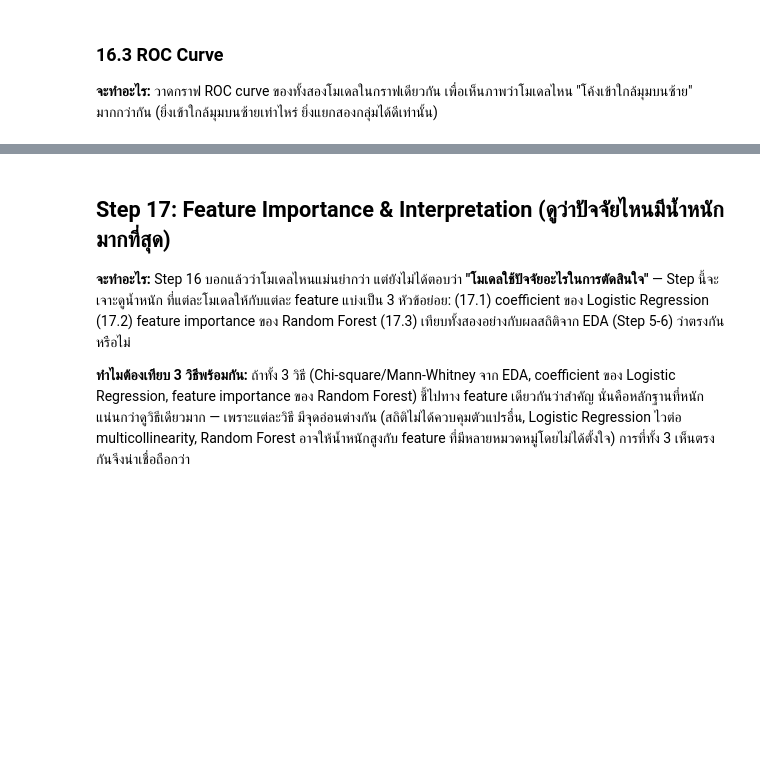
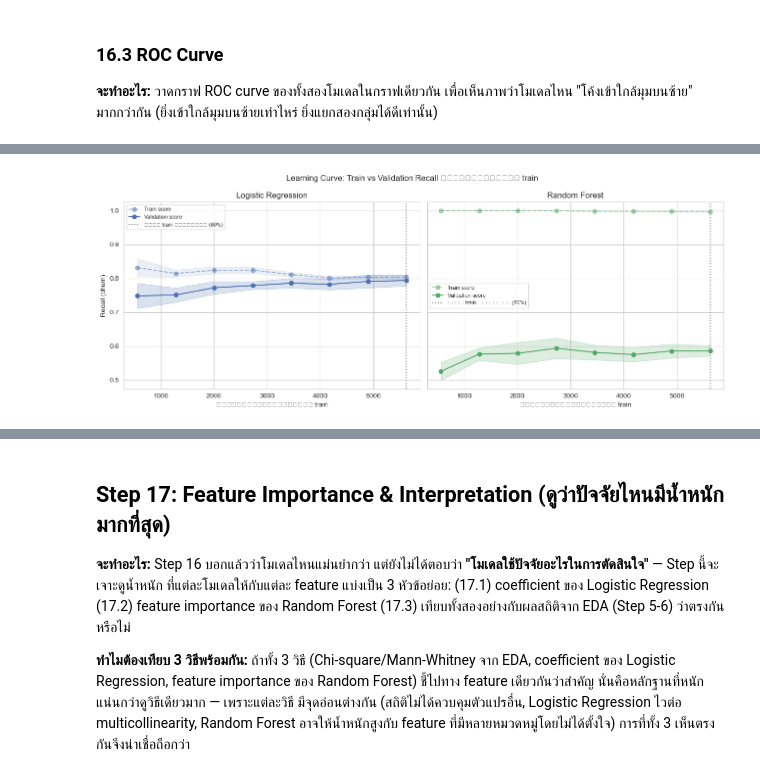
Before and after one commit to thitiwutsuk/Telco-Customer-Churn, a Jupyter notebook: notebooks/telco_churn_modeling.ipynb, the cells around one changed output, grey strips where cells are left out. Cells and saved outputs as stored; diff of their text form; code cells hidden in the pictures; blank space fills up the shorter version.

```diff
--- a/notebooks/telco_churn_modeling.ipynb
+++ b/notebooks/telco_churn_modeling.ipynb
@@ -531,0 +680,38 @@ Logistic Regression เหมาะกับเป้าหมายทางธ
+# %%
+from sklearn.model_selection import learning_curve
+
+# 8 ระดับของขนาด train ที่จะลอง ตั้งแต่ 10% ถึง 100% ของ train partition ในแต่ละ fold ของ skf (นิยามไว้แล้วใน Step 16.4)
+train_sizes_frac = np.linspace(0.1, 1.0, 8)
+
+fig, axes = plt.subplots(1, 2, figsize=(13, 5), sharey=True)
+
+for ax, (name, color) in zip(axes, [('Logistic Regression', '#4C72B0'), ('Random Forest', '#55A868')]):
+    # learning_curve วนเทรนโมเดลใหม่ทุกระดับขนาด x ทุก fold ของ skf แล้ววัด recall ทั้งบนข้อมูลที่เพิ่งเทรน (train_scores)
+    # และบน validation fold ที่ไม่เคยเห็นเลย (val_scores) — คืน array ขนาด (8 ระดับ, 5 fold)
+    train_sizes_abs, train_scores, val_scores = learning_curve(
+        pipelines[name], X, y,
+        train_sizes=train_sizes_frac, cv=skf, scoring='recall', n_jobs=-1
+    )
+
+    train_mean, train_std = train_scores.mean(axis=1), train_scores.std(axis=1)
+    val_mean, val_std = val_scores.mean(axis=1), val_scores.std(axis=1)
+
+    ax.plot(train_sizes_abs, train_mean, 'o--', color=color, alpha=0.5, label='Train score')
+    ax.fill_between(train_sizes_abs, train_mean - train_std, train_mean + train_std, alpha=0.1, color=color)
+
+    ax.plot(train_sizes_abs, val_mean, 'o-', color=color, label='Validation score')
+    ax.fill_between(train_sizes_abs, val_mean - val_std, val_mean + val_std, alpha=0.2, color=color)
+
+    # เส้นแนวตั้งจุดไข่ปลา บอกตำแหน่งขนาด train ปัจจุบันที่ใช้จริงใน Step 12.3 (80% ของข้อมูลทั้งหมด ~5,634 แถว)
+    ax.axvline(x=len(X) * 0.8, linestyle=':', color='gray', label='ขนาด train ปัจจุบัน (80%)')
+
+    ax.set_title(name)
+    ax.set_xlabel('จำนวนตัวอย่างที่ใช้ train')
+    ax.legend(fontsize=8)
+
+axes[0].set_ylabel('Recall (churn)')
+fig.suptitle('Learning Curve: Train vs Validation Recall ตามขนาดข้อมูล train')
+plt.tight_layout()
+plt.show()
+# %% [output]
+[figure, added]
```
Also changed, not shown: parts of 11 cells of this notebook.
